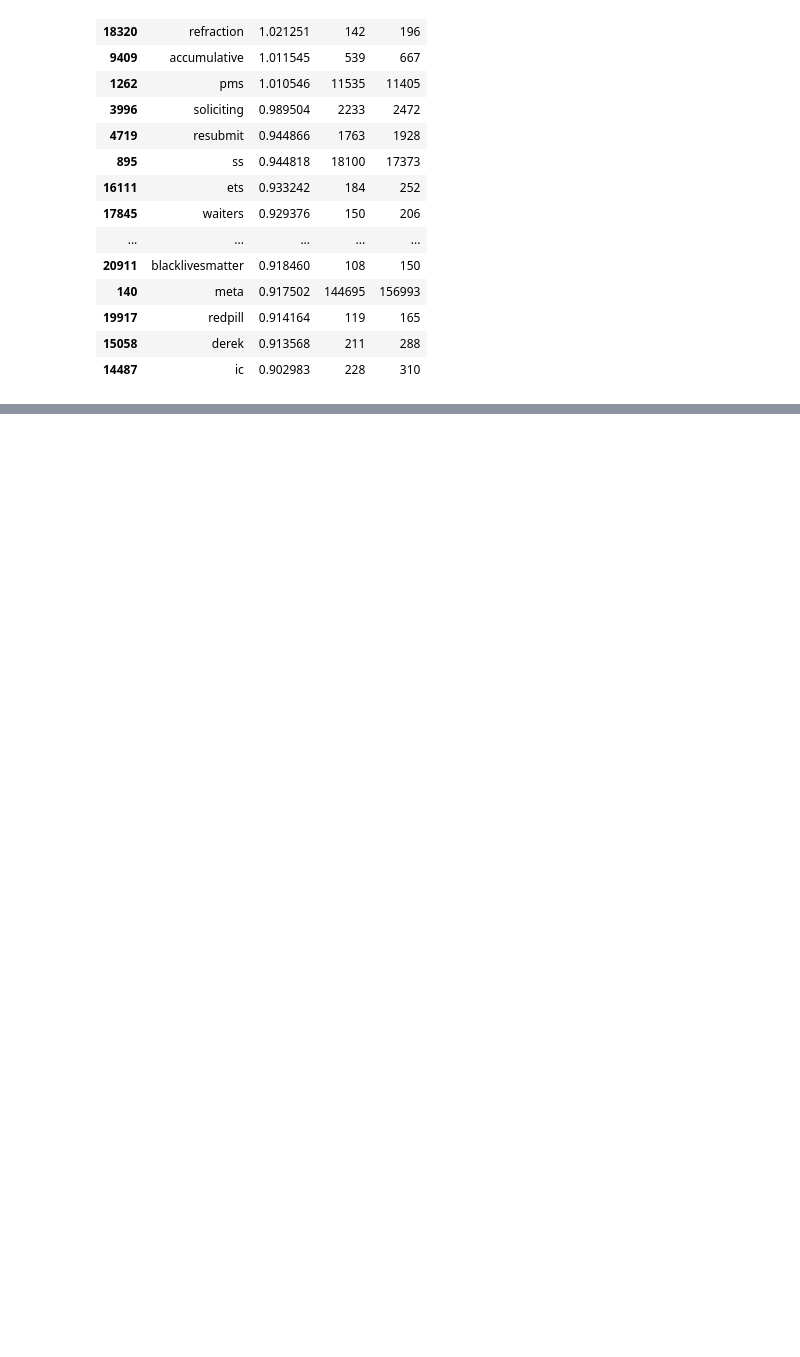
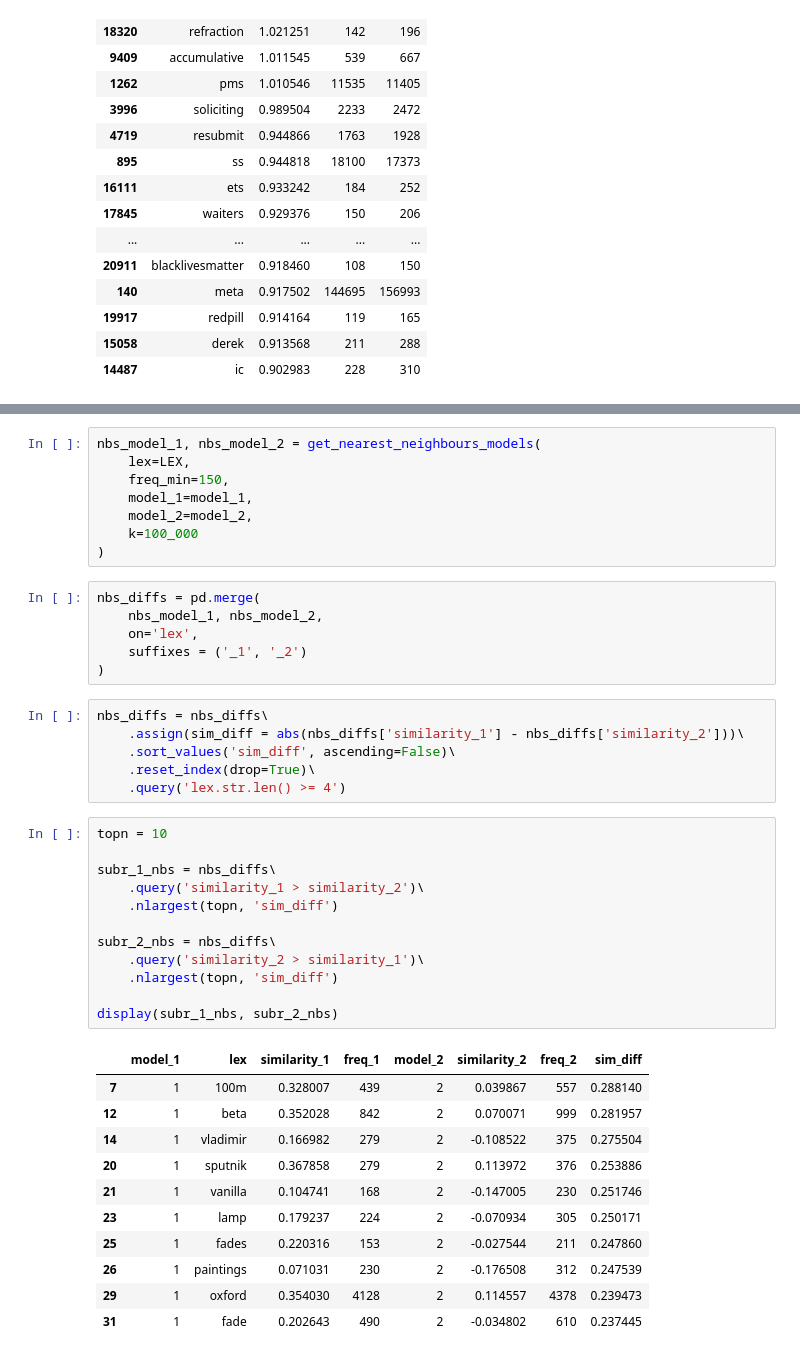
Before and after one commit to wuqui/neocov, a Jupyter notebook: index.ipynb, the cells around one changed output, grey strips where cells are left out. Drawn from its saved outputs; the diff is of its cells as text; blank space fills up the shorter version.

```diff
--- a/index.ipynb
+++ b/index.ipynb
@@ -421,0 +408,44 @@ display(nbs_model_1, nbs_model_2)
+# %%
+nbs_model_1, nbs_model_2 = get_nearest_neighbours_models(
+    lex=LEX,
+    freq_min=150,
+    model_1=model_1,
+    model_2=model_2,
+    k=100_000
+)
+# %%
+nbs_diffs = pd.merge(
+    nbs_model_1, nbs_model_2,
+    on='lex',
+    suffixes = ('_1', '_2')
+)
+# %%
+nbs_diffs = nbs_diffs\
+    .assign(sim_diff = abs(nbs_diffs['similarity_1'] - nbs_diffs['similarity_2']))\
+    .sort_values('sim_diff', ascending=False)\
+    .reset_index(drop=True)\
+    .query('lex.str.len() >= 4')
+# %%
+topn = 10
+
+subr_1_nbs = nbs_diffs\
+    .query('similarity_1 > similarity_2')\
+    .nlargest(topn, 'sim_diff')
+
+subr_2_nbs = nbs_diffs\
+    .query('similarity_2 > similarity_1')\
+    .nlargest(topn, 'sim_diff')
+
+display(subr_1_nbs, subr_2_nbs)
+# %% [output]
+|  | model_1 | lex | similarity_1 | freq_1 | model_2 | similarity_2 | freq_2 | sim_diff |
+| 7 | 1 | 100m | 0.328007 | 439 | 2 | 0.039867 | 557 | 0.288140 |
+| 12 | 1 | beta | 0.352028 | 842 | 2 | 0.070071 | 999 | 0.281957 |
+| 14 | 1 | vladimir | 0.166982 | 279 | 2 | -0.108522 | 375 | 0.275504 |
+| 20 | 1 | sputnik | 0.367858 | 279 | 2 | 0.113972 | 376 | 0.253886 |
+| 21 | 1 | vanilla | 0.104741 | 168 | 2 | -0.147005 | 230 | 0.251746 |
+| 23 | 1 | lamp | 0.179237 | 224 | 2 | -0.070934 | 305 | 0.250171 |
+| 25 | 1 | fades | 0.220316 | 153 | 2 | -0.027544 | 211 | 0.247860 |
+| 26 | 1 | paintings | 0.071031 | 230 | 2 | -0.176508 | 312 | 0.247539 |
+| 29 | 1 | oxford | 0.354030 | 4128 | 2 | 0.114557 | 4378 | 0.239473 |
+| 31 | 1 | fade | 0.202643 | 490 | 2 | -0.034802 | 610 | 0.237445 |
```
Also changed, not shown: parts of 7 cells of this notebook, 5 other files.
